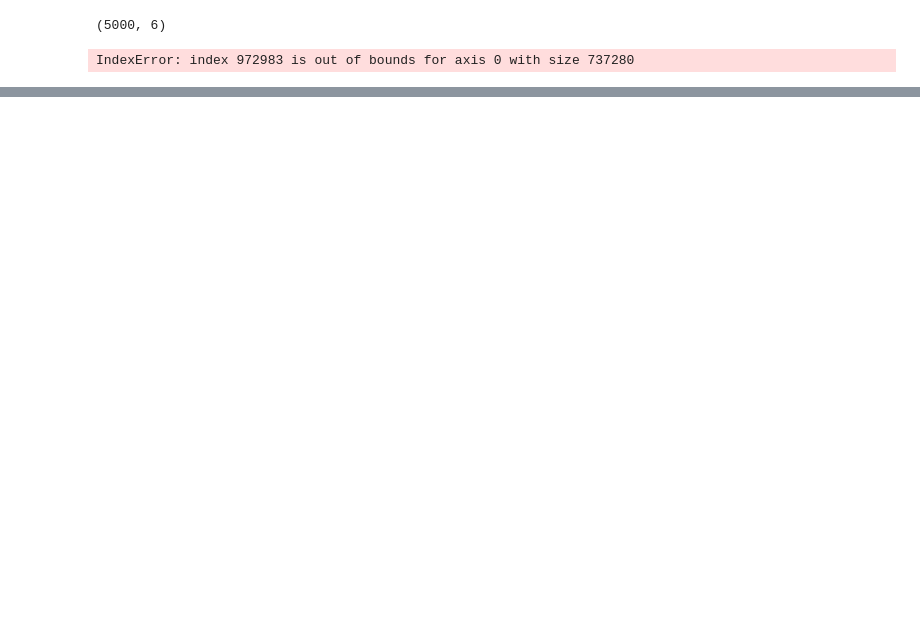
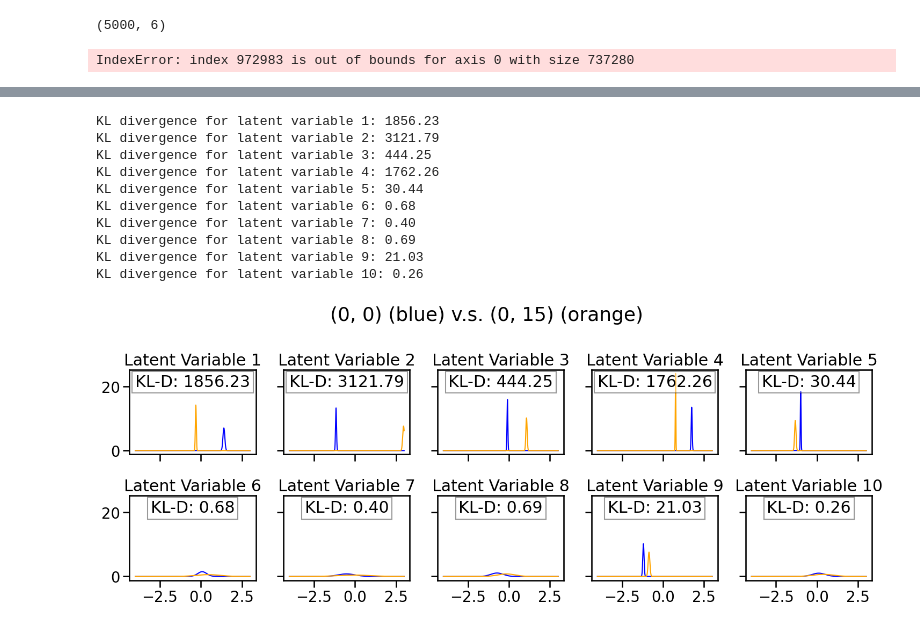
Before and after one commit to sunnysjys/platonianform, a Jupyter notebook: dsprites/dataset_loader.ipynb, the cells around one changed output, grey strips where cells are left out. Cells and saved outputs as stored; diff of their text form; code cells hidden in the pictures; blank space fills up the shorter version.

```diff
--- a/dsprites/dataset_loader.ipynb
+++ b/dsprites/dataset_loader.ipynb
@@ -170,0 +373,57 @@ IndexError: index 972983 is out of bounds for axis 0 with size 737280
+# %%
+mu_0_0 = np.array([ 1.4037, -1.1514, -0.0932,  1.7475, -0.9982,  0.0820, -0.5081, -0.7269,
+         -1.1947,  0.1007])
+std_0_0 = np.sqrt(np.exp(np.array([-5.7424, -7.0228, -7.3919, -7.0486, -7.6890, -2.6123, -1.3411, -1.9470,
+         -6.4867, -1.8525])))
+mu_0_15 = np.array([-0.3064,  2.9664,  1.0699,  0.7643, -1.3266,  0.4414, -0.0425, -0.1523,
+         -0.8536,  0.3796])
+std_0_15 = np.sqrt(np.exp(np.array([-7.1459, -5.9086, -6.4870, -8.2011, -6.3256, -0.6438, -0.0541, -1.3025,
+         -5.8865, -0.9200])))
+
+latent_variables = np.arange(1, 11)
+
+x_values = np.linspace(-4, 3, 1000)  # Adjust the range based on your data
+
+# calculate KL divergence
+kl_ds = []
+for i in range(len(mu_0_0)):
+    kl_d = kl_divergence(mu_0_0[i], std_0_0[i], mu_0_15[i], std_0_15[i])
+    kl_ds.append(kl_d)
+    print(f'KL divergence for latent variable {i+1}: {kl_d:.2f}')
+
+# a plot for each variable
+fig, axs = plt.subplots(2, 5, figsize=(15, 6), sharex=True, sharey=True)
+
+for i in range(2):
+    for j in range(5):
+        idx = i * 5 + j
+        ax = axs[i, j]
+
+        # Plot the Gaussian curves
+        ax.plot(x_values, norm.pdf(x_values, mu_0_0[idx], std_0_0[idx]), label='Distribution 1', color='blue')
+        ax.plot(x_values, norm.pdf(x_values, mu_0_15[idx], std_0_15[idx]), label='Distribution 2', color='orange')
+
+        # Add labels and title
+        ax.set_title(f'Latent Variable {idx+1}')
+
+        # Add KL divergence value as text annotation
+        ax.text(0.5, 0.85, f'KL-D: {kl_ds[idx]:.2f}', transform=ax.transAxes,
+                bbox=dict(facecolor='white', alpha=0.4), ha='center', va='center')
+
+# Adjust layout
+fig.suptitle('(0, 0) (blue) v.s. (0, 15) (orange)')
+
+plt.tight_layout()
+plt.show()
+# %% [output]
+KL divergence for latent variable 1: 1856.23
+KL divergence for latent variable 2: 3121.79
+KL divergence for latent variable 3: 444.25
+KL divergence for latent variable 4: 1762.26
+KL divergence for latent variable 5: 30.44
+KL divergence for latent variable 6: 0.68
+KL divergence for latent variable 7: 0.40
+KL divergence for latent variable 8: 0.69
+KL divergence for latent variable 9: 21.03
+KL divergence for latent variable 10: 0.26
+[figure, added]
```
Also changed, not shown: parts of 8 cells of this notebook, 8 other files.
